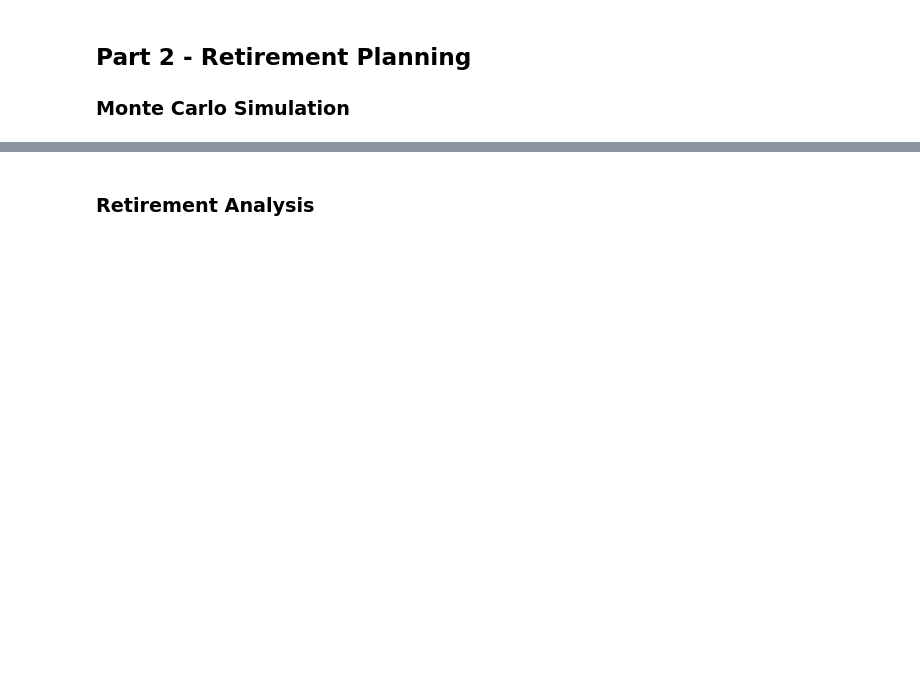
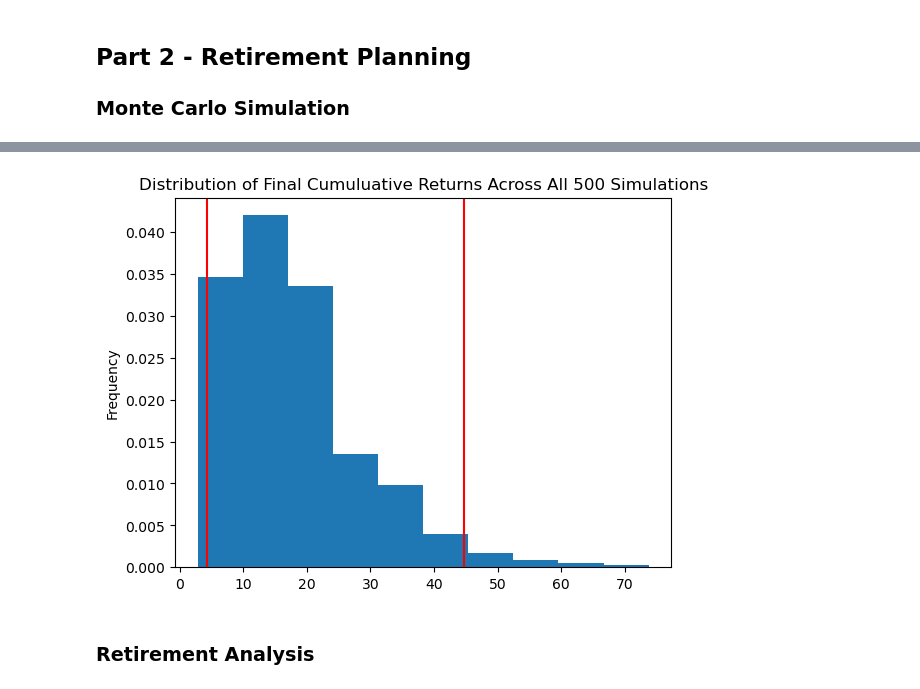
Before and after one commit to apeontherun/Module-5-Challenge, a Jupyter notebook: financial-planner.ipynb, the cells around one changed output, grey strips where cells are left out. Cells and saved outputs as stored; diff of their text form; code cells hidden in the pictures; blank space fills up the shorter version.

```diff
--- a/financial-planner.ipynb
+++ b/financial-planner.ipynb
@@ -206,5 +297,7 @@ df_stock_data.head()
 # %%
 # Plot probability distribution and confidence intervals
-# YOUR CODE HERE!
+dist_plot = MC_thirtyyear.plot_distribution()
+# %% [output]
+[figure, added]
 # %% [markdown]
 ### Retirement Analysis
```
Also changed, not shown: parts of 37 cells of this notebook.
